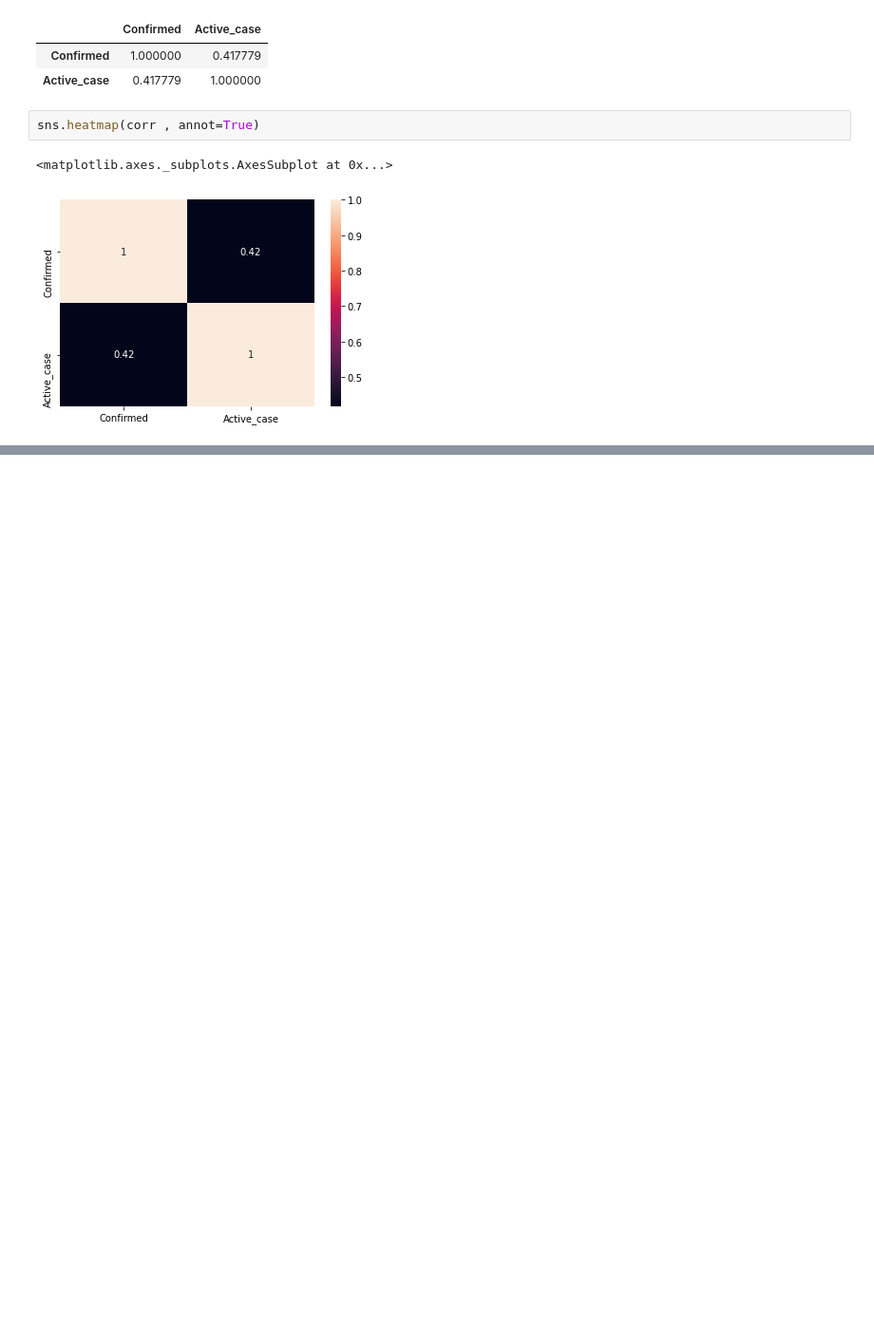
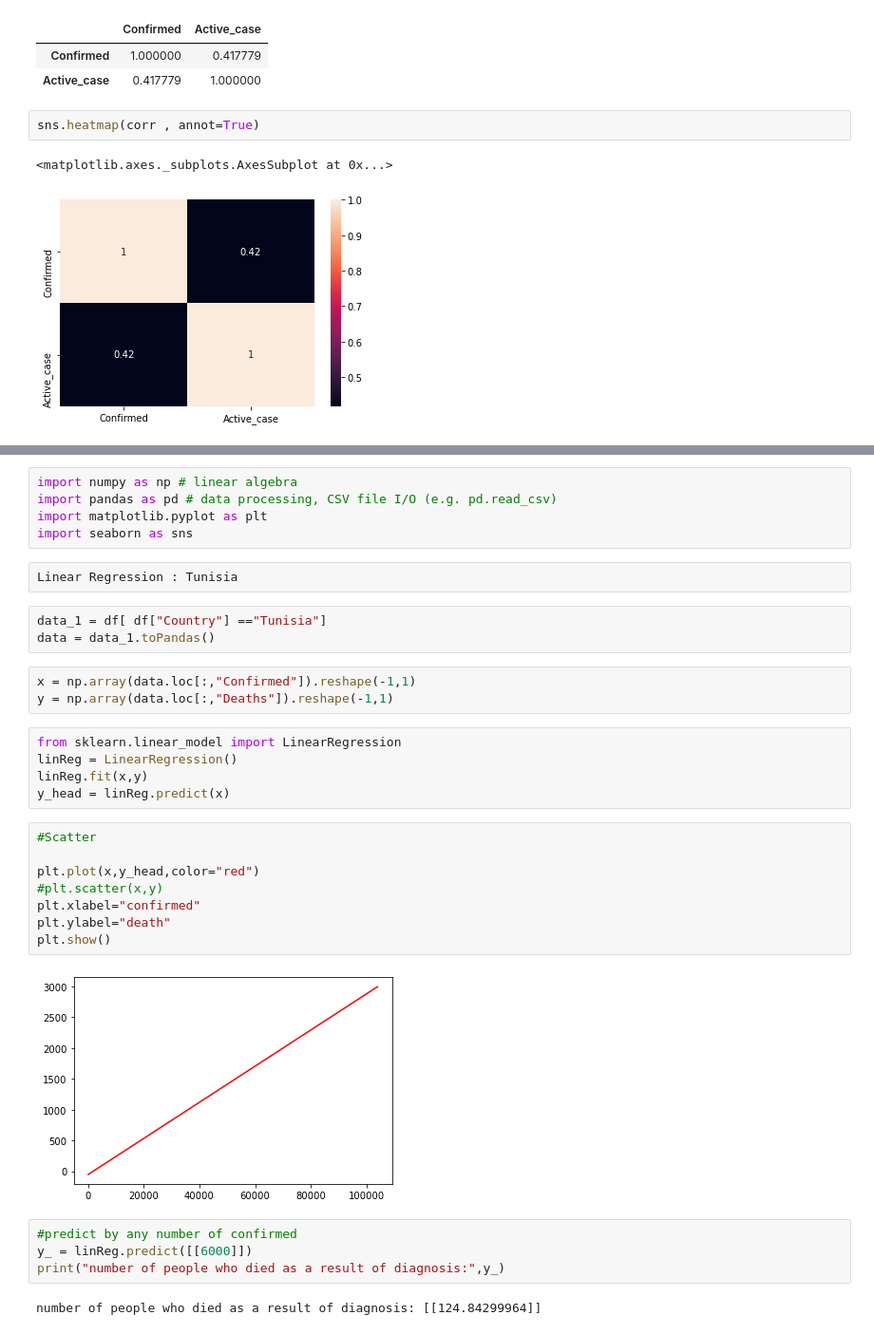
Before and after one commit to FirasDev/SUAS-Project-Spark-ML, a Jupyter notebook: Covid19_Spark_ML.ipynb, the cells around one changed output, grey strips where cells are left out. Shown at 95% size. Drawn from its saved outputs; the diff is of its cells as text; blank space fills up the shorter version.

```diff
--- a/Covid19_Spark_ML.ipynb
+++ b/Covid19_Spark_ML.ipynb
@@ -149,0 +293,34 @@ only showing top 10 rows
+# %%
+import numpy as np # linear algebra
+import pandas as pd # data processing, CSV file I/O (e.g. pd.read_csv)
+import matplotlib.pyplot as plt
+import seaborn as sns
+# %% [raw]
+Linear Regression : Tunisia
+# %%
+data_1 = df[ df["Country"] =="Tunisia"]
+data = data_1.toPandas()
+# %%
+x = np.array(data.loc[:,"Confirmed"]).reshape(-1,1)
+y = np.array(data.loc[:,"Deaths"]).reshape(-1,1)
+# %%
+from sklearn.linear_model import LinearRegression
+linReg = LinearRegression()
+linReg.fit(x,y)
+y_head = linReg.predict(x)
+# %%
+#Scatter
+
+plt.plot(x,y_head,color="red")
+#plt.scatter(x,y)
+plt.xlabel="confirmed"
+plt.ylabel="death"
+plt.show()
+# %% [output]
+[figure, added]
+# %%
+#predict by any number of confirmed
+y_ = linReg.predict([[6000]])
+print("number of people who died as a result of diagnosis:",y_)
+# %% [output]
+number of people who died as a result of diagnosis: [[124.84299964]]
```
Also changed, not shown: parts of 29 cells of this notebook, 2 other files.
